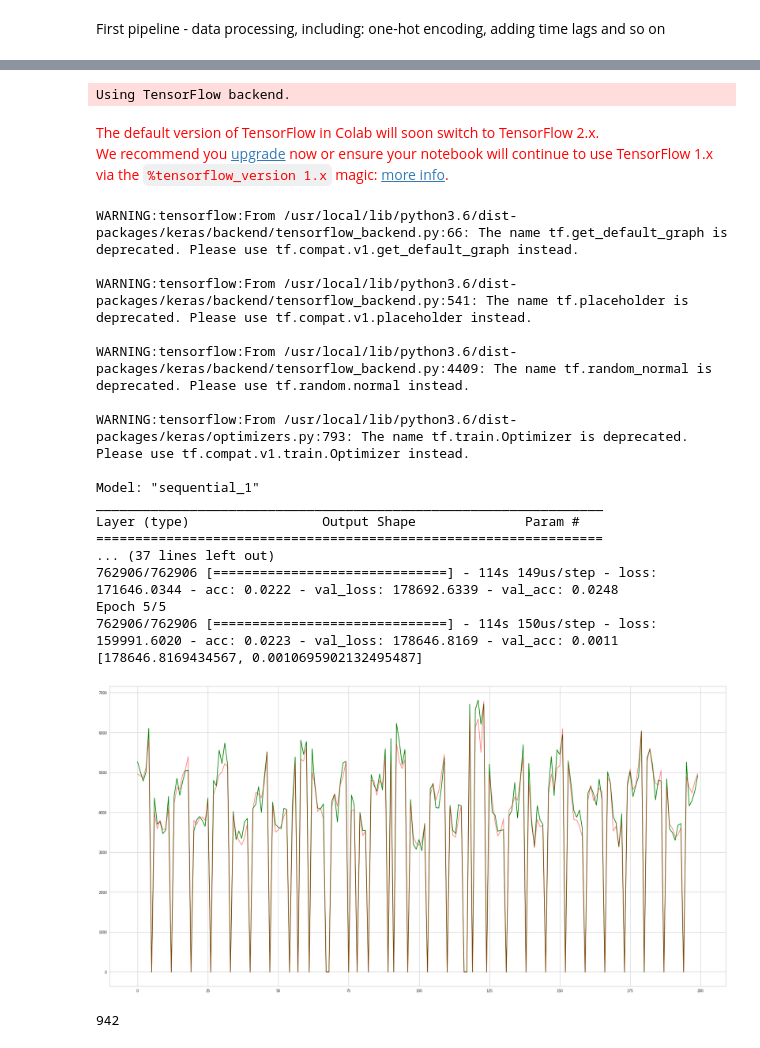
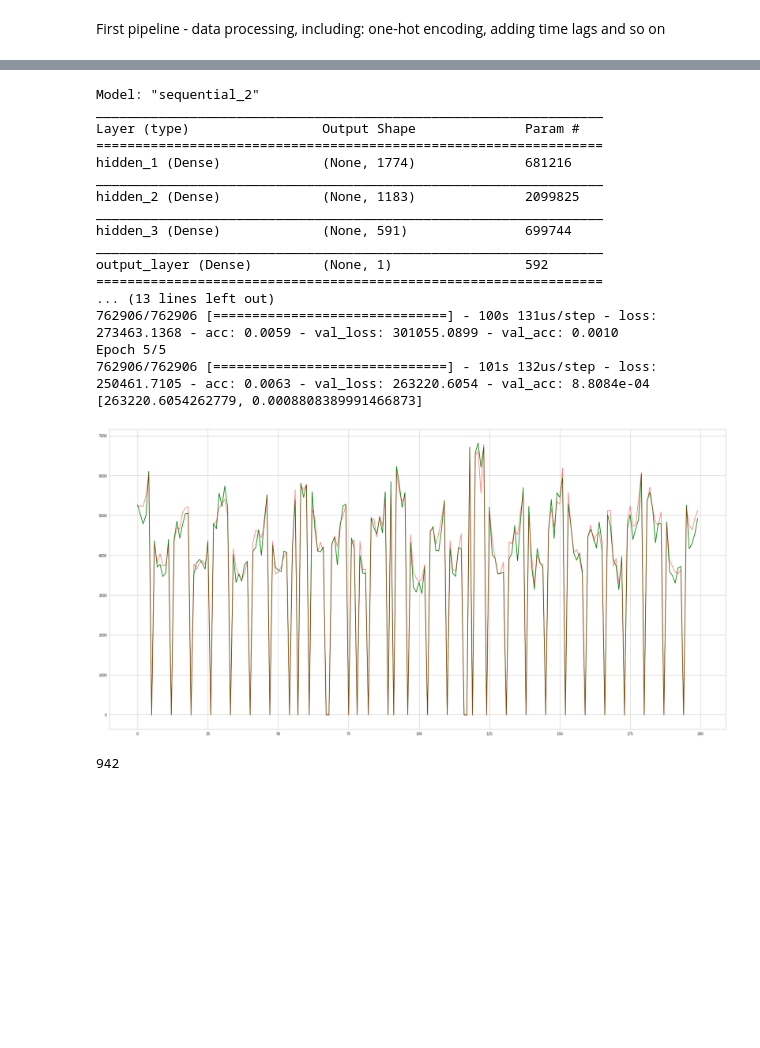
Before and after one commit to kirillzyusko/stock-predictions, a Jupyter notebook: lab.ipynb, the cells around one changed output, grey strips where cells are left out. Saved outputs shown, nothing was run; the diff lists cells and outputs as text; code cells hidden in the pictures; blank space fills up the shorter version.

Commit message:
[SP-15] - using 300 clusters rather than 1115 input params

```diff
--- a/lab.ipynb
+++ b/lab.ipynb
@@ -91,7 +91,7 @@ model = AgglomerativeClustering(n_clusters=K, affinity='euclidean', linkage='war
 predicted = model.fit_predict(standardized_data)
 
 print(predicted)
-# store.insert(loc=0, column='K', value=predicted)
+store.insert(loc=0, column='K', value=predicted)
 # %% [output]
 [[-0.29988593 -0.26468393 -0.43876345 ... -0.09020772 -0.92312484
   -0.88857955]
@@ -118,8 +118,8 @@ def get_data():
     df = inner_join(df, store, 'Store')
     #df = one_hot(df, 'StoreType')
     #df = one_hot(df, 'Assortment')
-    # df = one_hot(df, 'K')
-    df = one_hot(df, 'Store')
+    df = one_hot(df, 'K')
+    # df = one_hot(df, 'Store')
     # df = lags(df, [1,2,3,4,5,6,7,8,9,10,11,12,13,14], 'Sales')
 
     df.drop([
@@ -158,12 +158,12 @@ import tensorflow as tf
 
 data = get_data()
 
-y_vis = data[data['Store_1'] == 1]['Sales'][0:200]
+y_vis = data[data['Store'] == 1]['Sales'][0:200]
 
 y = data['Sales']
 data.drop(['Sales'], axis=1, inplace=True)
 X = data
-X_vis = X[X['Store_1'] == 1][0:200]#.drop(['Store'], axis=1, inplace=True)
+X_vis = X[X['Store'] == 1][0:200]#.drop(['Store'], axis=1, inplace=True)
 # data.drop(['Store'], axis=1, inplace=True)
 
 from sklearn.preprocessing import StandardScaler
@@ -175,54 +175,51 @@ X_train, X_test, y_train, y_test = train_test_split(standardized_data, y, test_s
 X_vis = scaler.transform(X_vis)
 
 length, features = data.shape
 
 model = Sequential()
 model.add(Dense(int(1774), input_dim=features, kernel_initializer='normal', kernel_regularizer=regularizers.l2(0.001), activation='relu', name='hidden_1'))
 #model.add(Dropout(0.4, name='dropout_1'))
 model.add(Dense(int(1183), kernel_initializer='normal', activation='relu', kernel_regularizer=regularizers.l2(0.001), name='hidden_2'))
 #model.add(Dropout(0.4, name='dropout_2'))
 model.add(Dense(int(591), kernel_initializer='normal', activation='relu', kernel_regularizer=regularizers.l2(0.001), name='hidden_3'))
 #model.add(Dropout(0.5, name='dropout_3'))
 model.add(Dense(1, kernel_initializer='normal', kernel_regularizer=regularizers.l2(0.01), name='output_layer'))
 
 # Compile model
 model.compile(loss='mse', optimizer='adam', metrics=['accuracy'])
 
 print(model.summary())
 
 model.fit(X_train, y_train,
           epochs=5,
           validation_data=(X_test, y_test),
           verbose=1)
 
 score = model.evaluate(X_test, y_test, verbose=0)
 print(score)
 
 plt.plot(range(200), y_vis, color='green')
 plt.plot(range(200), model.predict(X_vis).flatten(), color='red', alpha=0.5)
 plt.show()
 # %% [output]
-Using TensorFlow backend.
+Model: "sequential_2"
+_________________________________________________________________
+Layer (type)                 Output Shape              Param #
+=================================================================
+hidden_1 (Dense)             (None, 1774)              681216
+_________________________________________________________________
+hidden_2 (Dense)             (None, 1183)              2099825
+_________________________________________________________________
+hidden_3 (Dense)             (None, 591)               699744
+_________________________________________________________________
+output_layer (Dense)         (None, 1)                 592
+=================================================================
+... (13 lines left out)
+762906/762906 [==============================] - 100s 131us/step - loss: 273463.1368 - acc: 0.0059 - val_loss: 301055.0899 - val_acc: 0.0010
+Epoch 5/5
+762906/762906 [==============================] - 101s 132us/step - loss: 250461.7105 - acc: 0.0063 - val_loss: 263220.6054 - val_acc: 8.8084e-04
+[263220.6054262779, 0.0008808389991466873]
-The default version of TensorFlow in Colab will soon switch to TensorFlow 2.x.
-We recommend you upgrade now or ensure your notebook will continue to use TensorFlow 1.x via the %tensorflow_version 1.x magic: more info.
-WARNING:tensorflow:From /usr/local/lib/python3.6/dist-packages/keras/backend/tensorflow_backend.py:66: The name tf.get_default_graph is deprecated. Please use tf.compat.v1.get_default_graph instead.
-
-WARNING:tensorflow:From /usr/local/lib/python3.6/dist-packages/keras/backend/tensorflow_backend.py:541: The name tf.placeholder is deprecated. Please use tf.compat.v1.placeholder instead.
-
-WARNING:tensorflow:From /usr/local/lib/python3.6/dist-packages/keras/backend/tensorflow_backend.py:4409: The name tf.random_normal is deprecated. Please use tf.random.normal instead.
-
-WARNING:tensorflow:From /usr/local/lib/python3.6/dist-packages/keras/optimizers.py:793: The name tf.train.Optimizer is deprecated. Please use tf.compat.v1.train.Optimizer instead.
-
-Model: "sequential_1"
-_________________________________________________________________
-Layer (type)                 Output Shape              Param #
-=================================================================
-... (37 lines left out)
-762906/762906 [==============================] - 114s 149us/step - loss: 171646.0344 - acc: 0.0222 - val_loss: 178692.6339 - val_acc: 0.0248
-Epoch 5/5
-762906/762906 [==============================] - 114s 150us/step - loss: 159991.6020 - acc: 0.0223 - val_loss: 178646.8169 - val_acc: 0.0011
-[178646.8169434567, 0.0010695902132495487]
-[figure, old version]
+[figure, new version]
 # %%
 import pandas as pd
 import matplotlib.pyplot as plt
```
Also changed, not shown: parts of 1 cell of this notebook.
